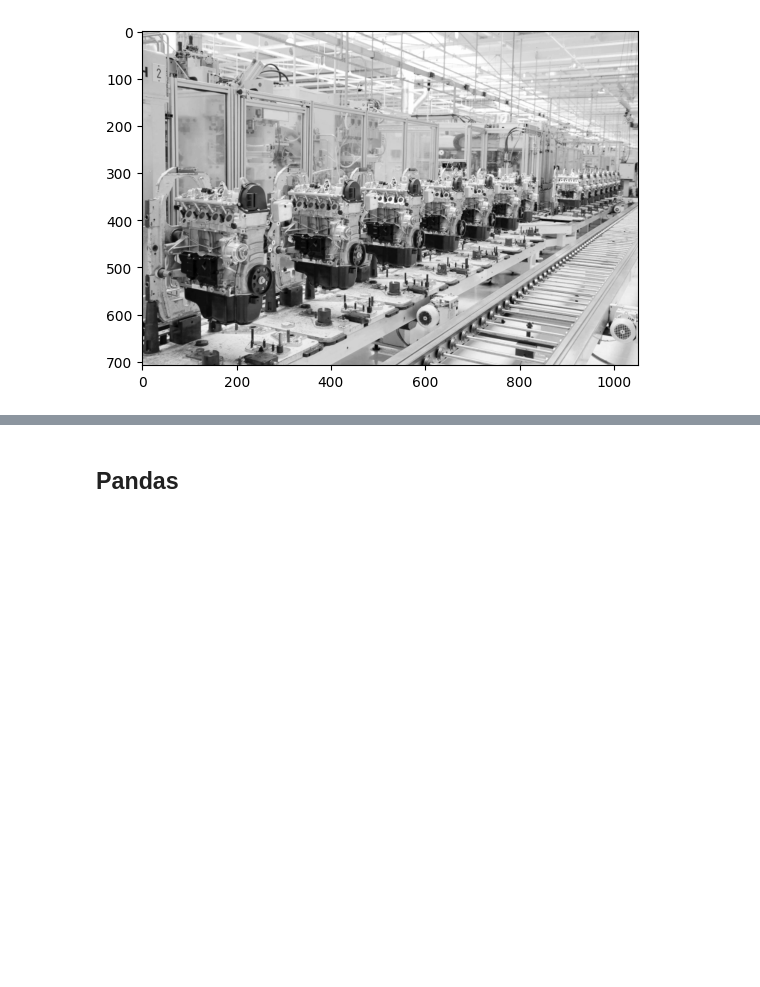
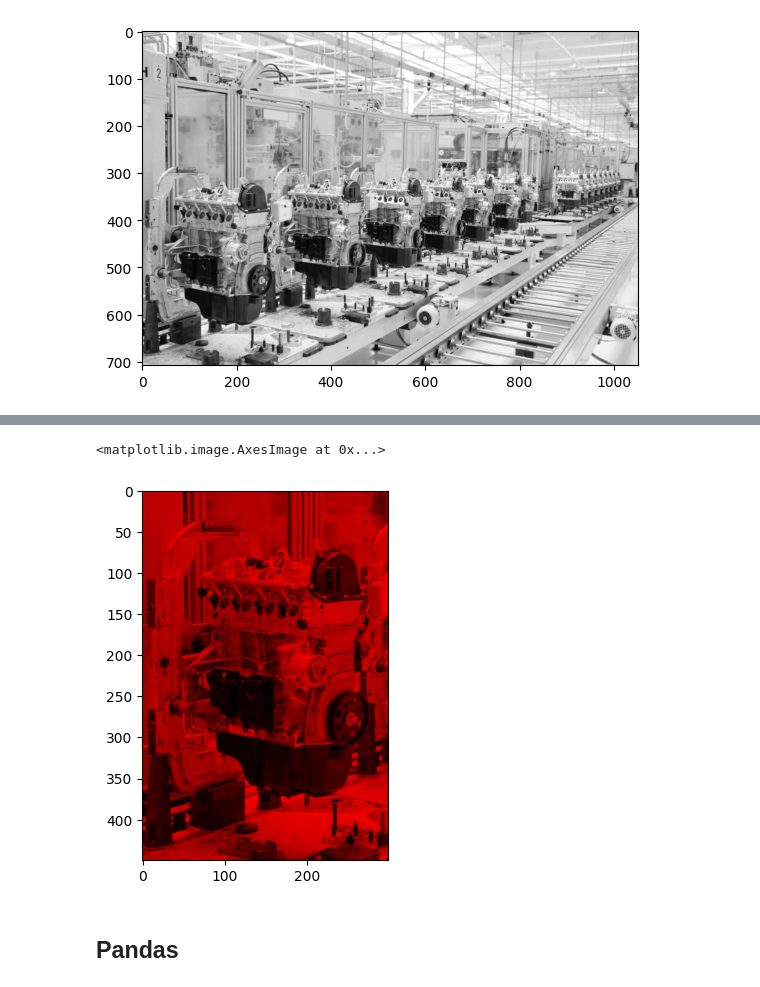
Before and after one commit to Luis-ramirez-r/predictive_maintenance, a Jupyter notebook: notebooks/Clase22.ipynb, the cells around one changed output, grey strips where cells are left out. Saved outputs shown, nothing was run; the diff lists cells and outputs as text; code cells hidden in the pictures; blank space fills up the shorter version.

```diff
--- a/notebooks/Clase22.ipynb
+++ b/notebooks/Clase22.ipynb
@@ -36,3 +52,11 @@ plt.imshow(img[:,:,0],cmap='gray')
+# %%
+img_r = img[:,:,:].copy()
+img_r[:,:,1] = 0
+img_r[:,:,2] = 0
+plt.imshow(img_r[250:700,0:300 ,:] )
+# %% [output]
+<matplotlib.image.AxesImage at 0x...>
+[figure, added]
 # %% [markdown]
 ## Pandas
 # %%
```
Also changed, not shown: parts of 15 cells of this notebook.
